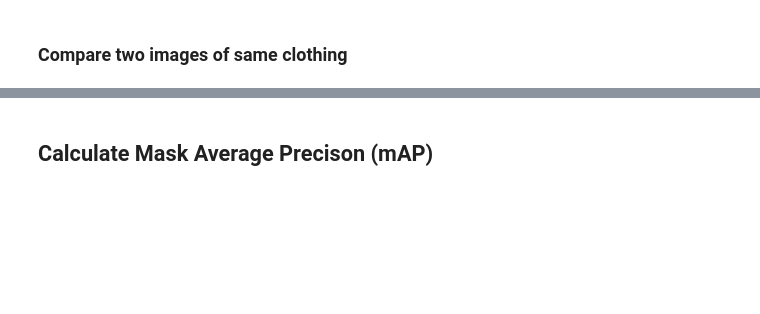
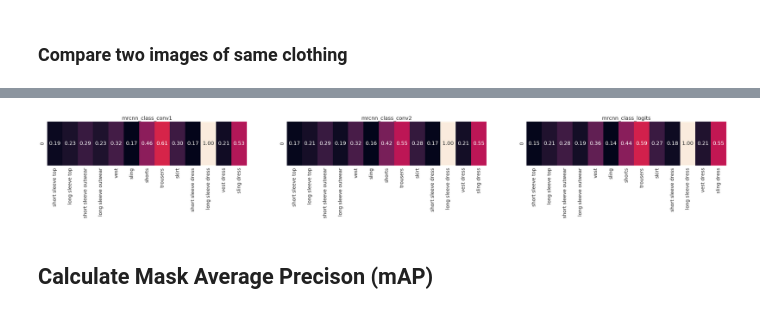
Before and after one commit to antonstagge/deepfashion-project, a Jupyter notebook: Mask_RCNN/fashion/Evaluation.ipynb, the cells around one changed output, grey strips where cells are left out. Cells and saved outputs as stored; diff of their text form; code cells hidden in the pictures; blank space fills up the shorter version.

```diff
--- a/Mask_RCNN/fashion/Evaluation.ipynb
+++ b/Mask_RCNN/fashion/Evaluation.ipynb
@@ -255,21 +398,24 @@ else:
 # %%
-import pandas as pd
-import seaborn as sns
+
 #Visualize it
 x = [info['name'] for info in dataset.class_info if info['name'] != 'BG']
+
 # create an index for each tick position
 xi = list(range(len(x)))
 
-fig, axs = plt.subplots(1, 3, figsize=(3*10, 3))
-sns.set()
+fig, axs = plt.subplots(1, 3, figsize=(3*15, 3))
 
 for i in range(1, len(layer_names)+1):
     ax = axs[i-1]
     ax.set_title(layer_names[i-1])
     df = pd.DataFrame(data=differences_same[i-1])
     df.columns = x
-    sns.heatmap(df, annot=True, ax = ax)
-    ax.set_ylim(len(df),0)
+    sns.heatmap(df, annot=True, ax = ax, fmt='.2f', cbar=False)
+
+plt.tight_layout()
+plt.show()
+# %% [output]
+[figure, added]
 # %% [markdown]
 ## Calculate Mask Average Precison (mAP)
 # %%
```
Also changed, not shown: parts of 24 cells of this notebook.
